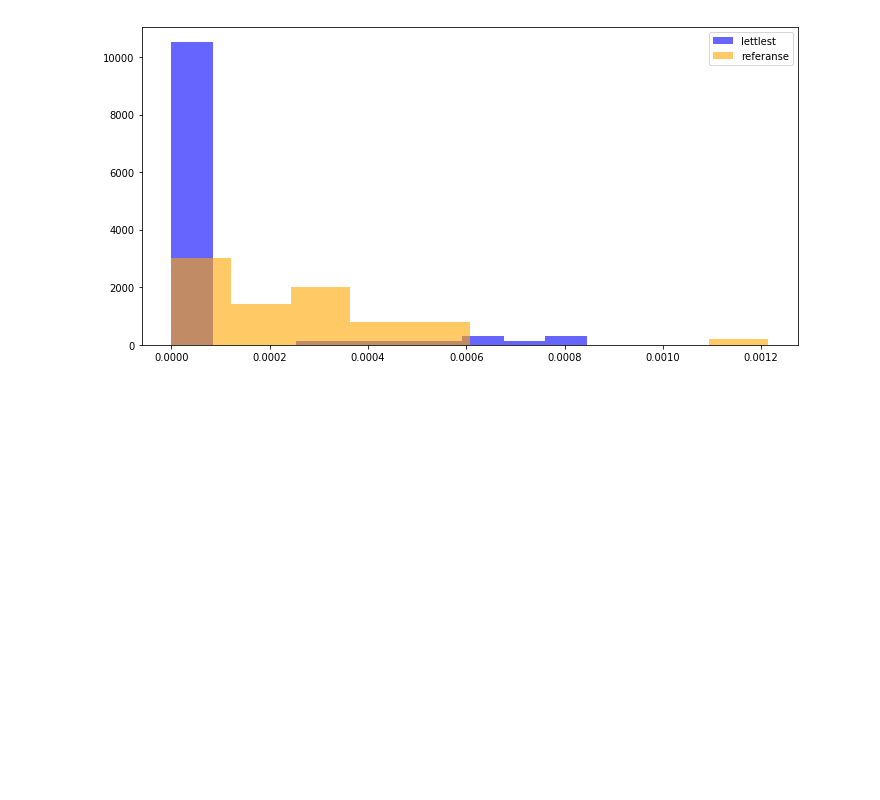
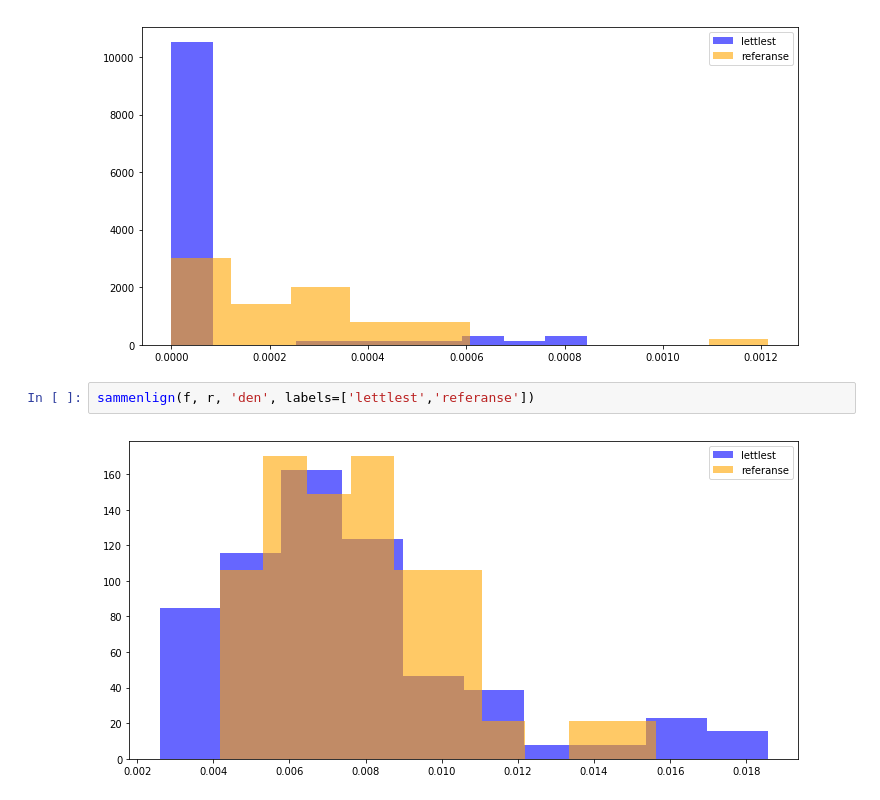
Before and after one commit to Yoonsen/CompareCorpus_easyread, a Jupyter notebook: lettlest_mot_andre_ungdomsbøker_ord_og_punktum.ipynb, the cells around one changed output. Drawn from its saved outputs; the diff is of its cells as text; blank space fills up the shorter version.

```diff
--- a/lettlest_mot_andre_ungdomsbøker_ord_og_punktum.ipynb
+++ b/lettlest_mot_andre_ungdomsbøker_ord_og_punktum.ipynb
@@ -153,3 +125,7 @@ sammenlign(f, r, 'men', labels=['lettlest', 'referanse'])
 sammenlign(f, r, 'hvem', labels=['lettlest','referanse'])
 # %% [output]
 [figure]
+# %%
+sammenlign(f, r, 'den', labels=['lettlest','referanse'])
+# %% [output]
+[figure, added]
```
Also changed, not shown: parts of 9 cells of this notebook, 1 other file.
